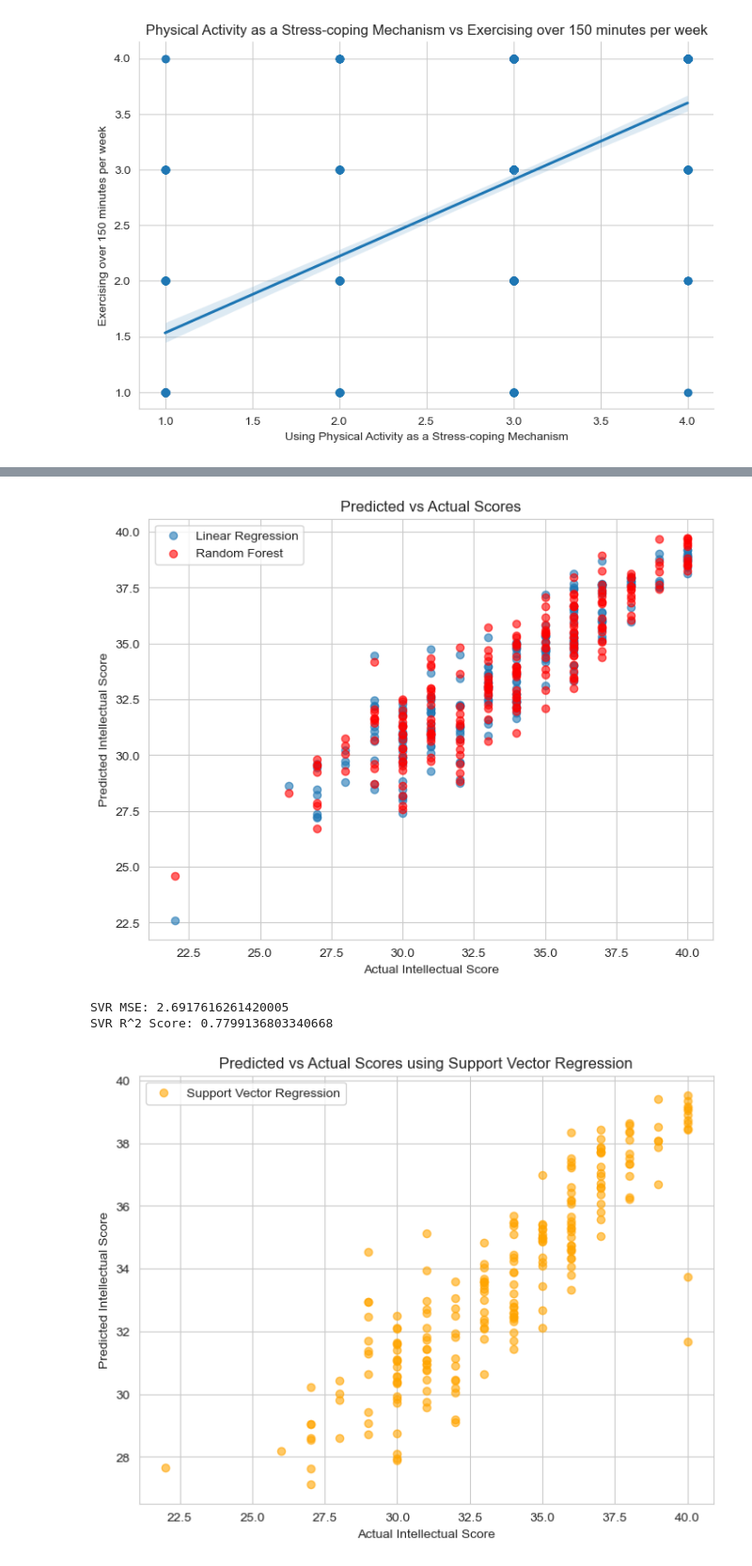
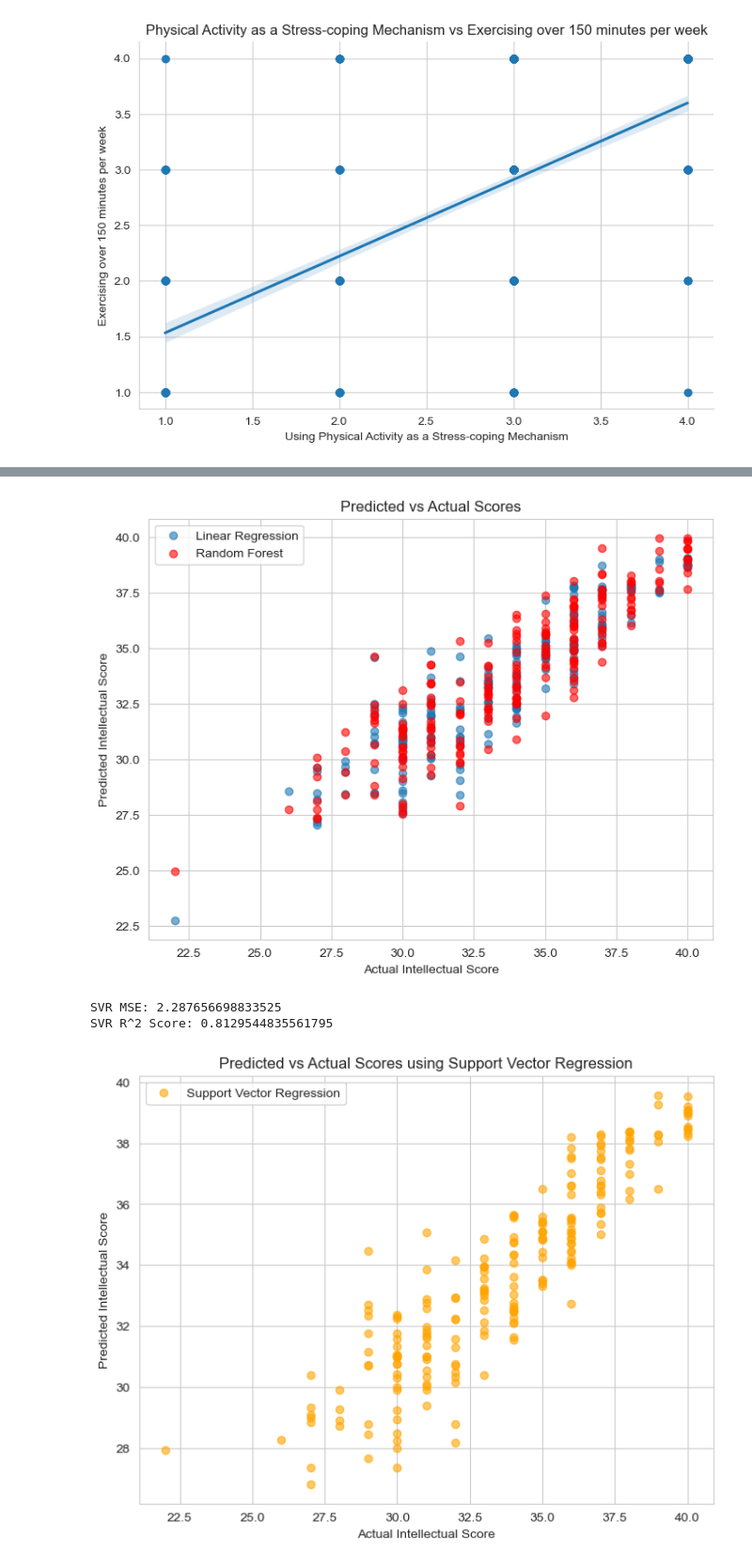
Before and after one commit to Matthew-Wolz/Physical-Health-Research, a Jupyter notebook: Notebook/Physical Health Research.ipynb, the cells around one changed output, grey strips where cells are left out. Shown: that part at 94% size. Saved outputs shown, nothing was run; the diff lists cells and outputs as text; code cells hidden in the pictures.

Commit message:
adding data dictionary and refining predictors

```diff
--- a/Notebook/Physical Health Research.ipynb
+++ b/Notebook/Physical Health Research.ipynb
@@ -160,9 +160,19 @@ plt.show()
 predictor_variables = [
     "Study_Skills", "Best_Learning_Pathway", "Problem_Solving",
     "Different_Viewpoints", "Opposing_Viewpoint_Interaction", "Learn_From_Others",
-    "Physical_Score", "Relational_Score", "Spiritual_Score",
-    "First_Year_Student", "Credit_Hours", "Extracurriculars"
+    "Physical_Score", "Relational_Score", "Credit_Hours", "Extracurriculars"
 ]
+
+# Data dictionary:
+# Study_Skills: I am confident that I have developed effective study skills/habits and am prepared for my coursework
+# Best_Learning_Pathway: I typically am able to use my best pathway to learn
+# Problem_Solving: I am confident in my ability to solve problems and finish tasks that I start
+# Different_Viewpoints: I am interested in learning more about viewpoints different from my own
+# Opposing_Viewpoint_Interaction: I regularly engage in conversations with peers/family having opposing viewpoints
+# Learn_From_Others: I typically surround myself with others who can help me learn
+#
+
+
 
 X = data[predictor_variables]
 y = data["Intellectual_Score"]
@@ -249,18 +259,29 @@ plt.title("Predicted vs Actual Scores")
 plt.legend()
 plt.show()
 # %% [output]
-[figure, old version]
+[figure, new version]
 # %%
 # Support Vector Regression (SVR)
 svr_reg = SVR(kernel='rbf')
 
 # using a radial-based function (rbf) kernel, we can fit our data with a non-linear curve.
 
 svr_reg.fit(X_train_scaled, y_train)
 y_pred_svr = svr_reg.predict(X_test_scaled)
 print("SVR MSE:", mean_squared_error(y_test, y_pred_svr))
 print("SVR R^2 Score:", r2_score(y_test, y_pred_svr))
+
+plt.figure(figsize=(8,6))
+plt.scatter(y_test, y_pred_svr, alpha = 0.6, label = "Support Vector Regression", color = 'orange')
+plt.xlabel("Actual Intellectual Score")
+plt.ylabel("Predicted Intellectual Score")
+plt.title("Predicted vs Actual Scores using Support Vector Regression")
+plt.legend()
+plt.show()
+
+# MSE of ~2.69
+# R^2 of ~0.7799
 # %% [output]
-SVR MSE: 2.6917616261420005
-SVR R^2 Score: 0.7799136803340668
+SVR MSE: 2.287656698833525
+SVR R^2 Score: 0.8129544835561795
-[figure, old version]
+[figure, new version]
```
Also changed, not shown: parts of 3 cells of this notebook.
